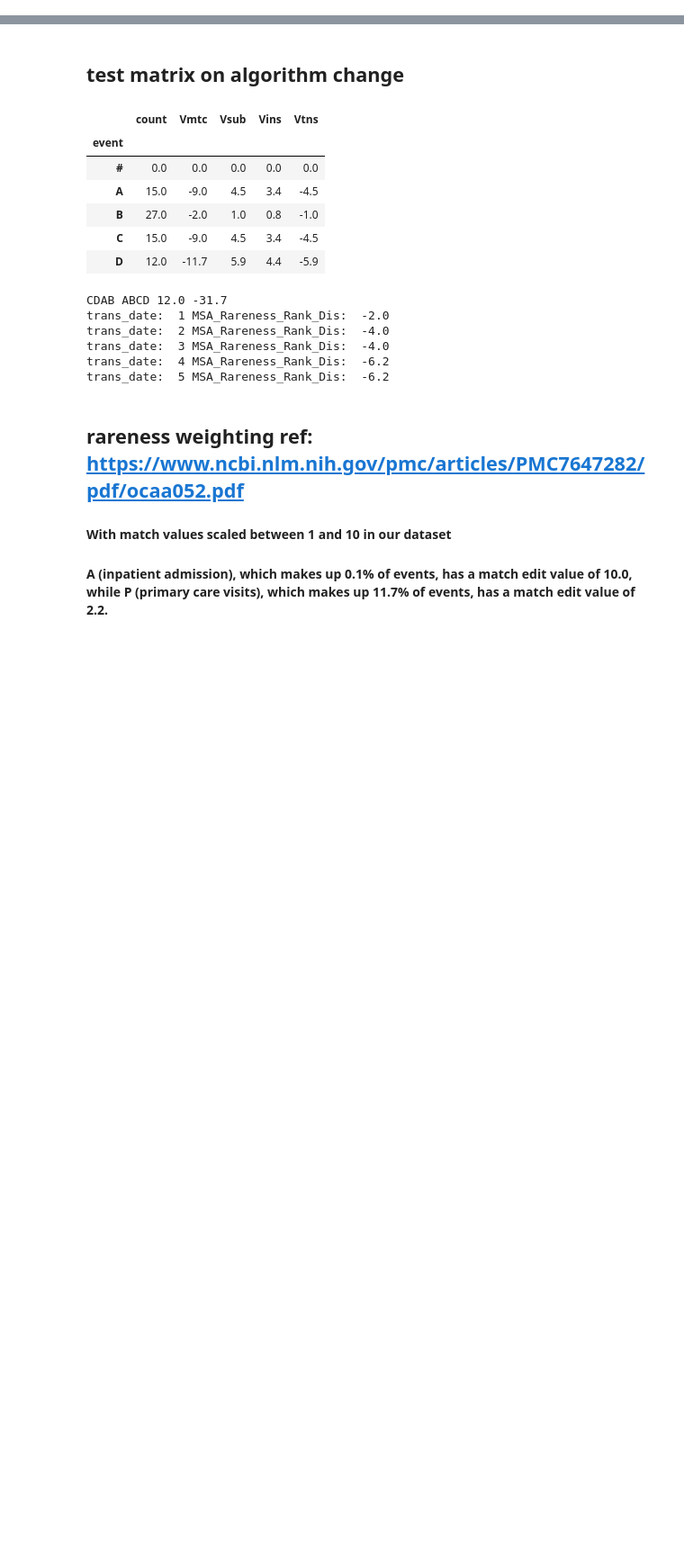
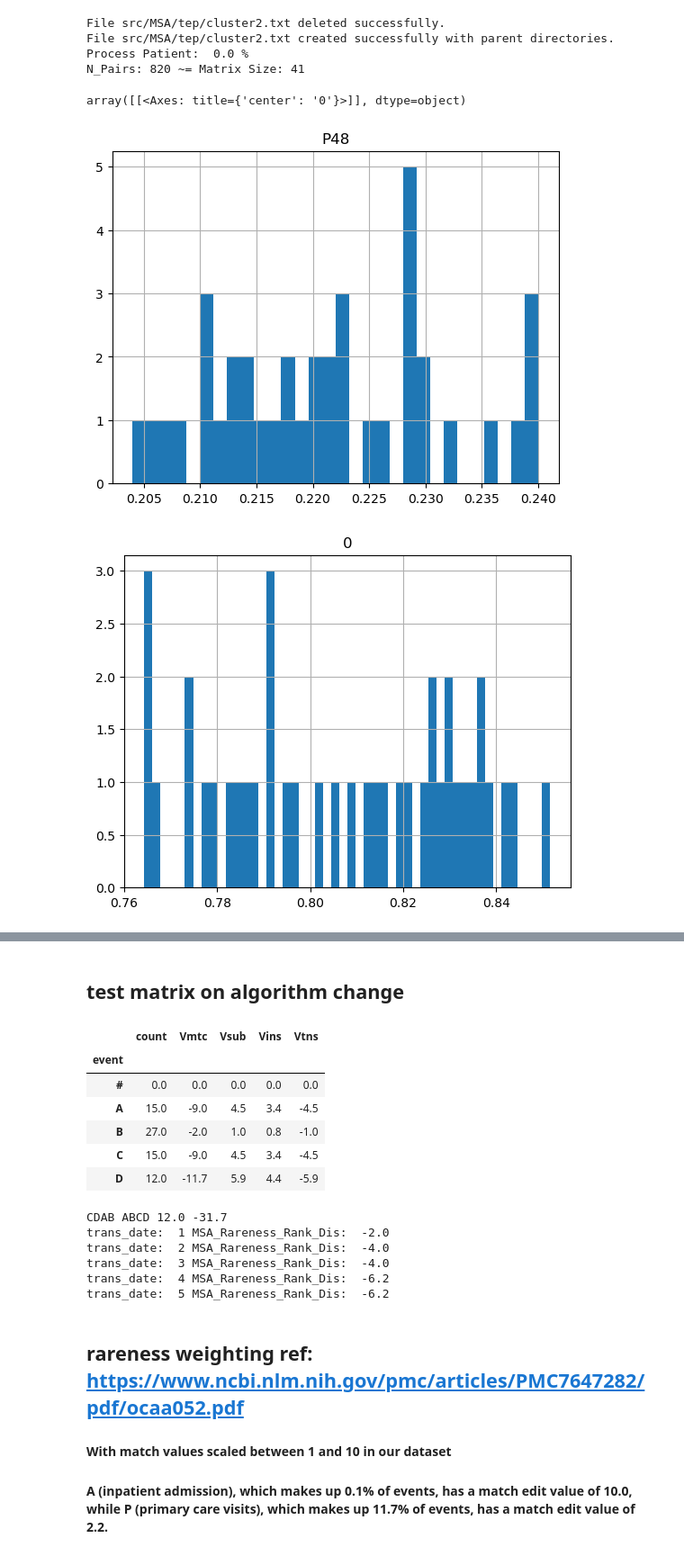
Before and after one commit to lux563624348/Multi_Sequence_Alignment, a Jupyter notebook: multi_alignment.ipynb, the cells around one changed output, grey strips where cells are left out. Shown: that part at 90% size. Saved outputs shown, nothing was run; the diff lists cells and outputs as text; code cells hidden in the pictures; blank space fills up the shorter version.

```diff
--- a/multi_alignment.ipynb
+++ b/multi_alignment.ipynb
@@ -216,0 +89,36 @@ IDs = list(df_groups.groups.keys())
+# %%
+## for given cluster number, return similarity matrix
+
+order_cluster = 2
+cluster_ids = dict_cluster_meta[order_cluster]
+filename_tmp = "src/MSA/tep/cluster"+str(order_cluster)+".txt"
+Delete_File(filename_tmp)
+Create_File_with_Parent_Dirs(filename_tmp)
+list_similarity = Calculate_Pairwise_Similarity_For_A_Cluster(filename_tmp, cluster_ids, df_groups, dict_rareness_matrix)
+df_cluster_matrix = Return_Matrix_From_Multiprocessing_Output(filename_tmp)
+# %% [output]
+File src/MSA/tep/cluster2.txt deleted successfully.
+File src/MSA/tep/cluster2.txt created successfully with parent directories.
+Process Patient:  0.0 %
+N_Pairs: 820 ~= Matrix Size: 41
+# %%
+from sklearn.cluster import KMeans
+from scipy.spatial import distance
+
+df_cluster_matrix
+## find center of each cluster,
+kmeans = KMeans(n_clusters=1) #  so we use kmeans with n_clusters=1
+kmeans.fit(df_cluster_matrix)
+cluster_centers = kmeans.cluster_centers_
+
+# Calculate the distances from each point to each cluster center
+distances = distance.cdist(df_cluster_matrix, cluster_centers, 'euclidean')
+closest_indices = np.argmin(distances, axis=0)
+cluster_pindex = closest_points.index
+rest_index = df_cluster_matrix.index.drop(cluster_pindex) ## not cluster_pindex
+df_cluster_matrix.loc[rest_index, cluster_pindex].hist(bins=30)
+pd.DataFrame(data = distances).hist(bins=50)
+# %% [output]
+array([[<Axes: title={'center': '0'}>]], dtype=object)
+[figure, added]
+[figure, added]
```
Also changed, not shown: parts of 14 cells of this notebook, 12 other files.
